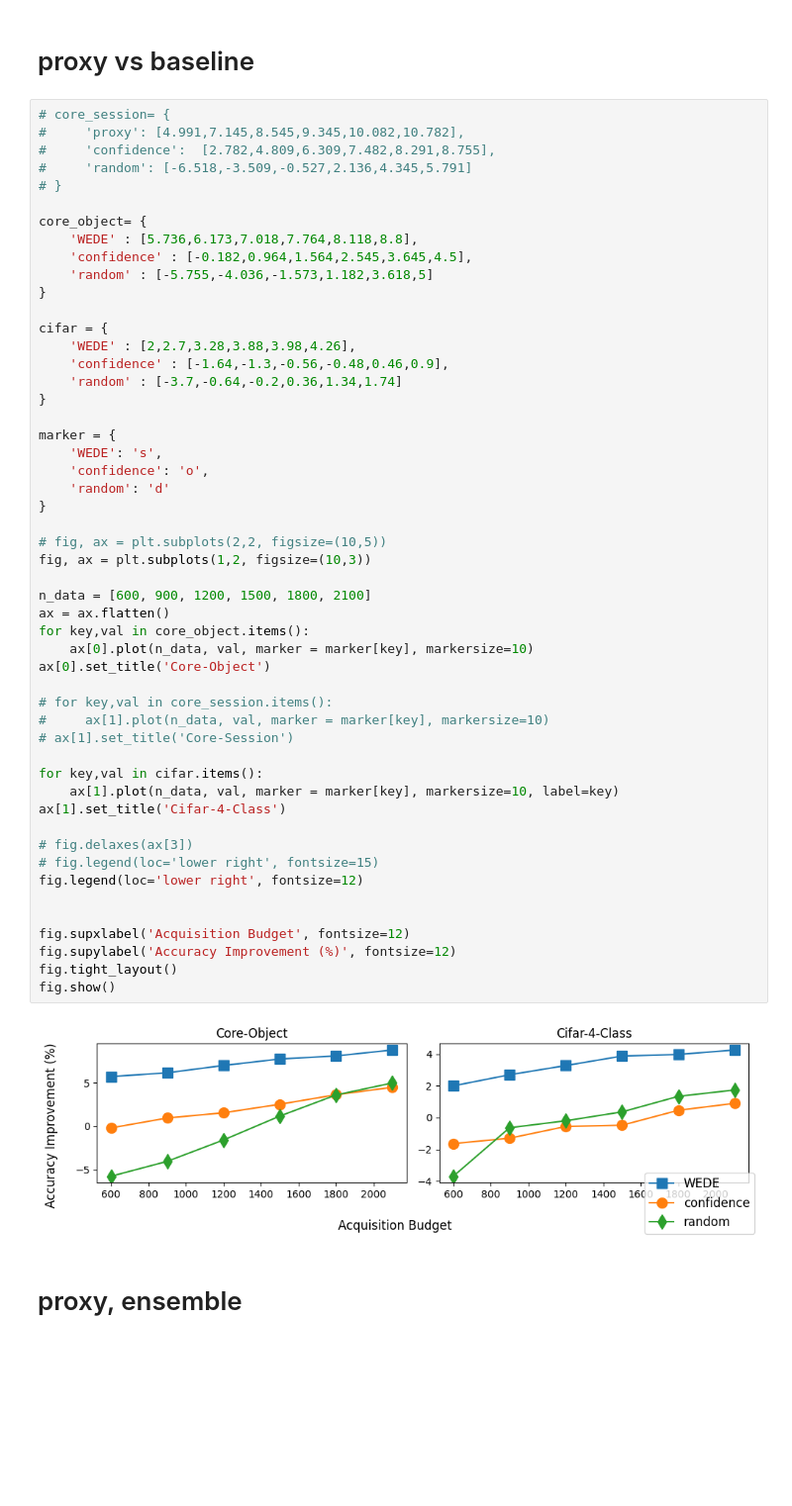
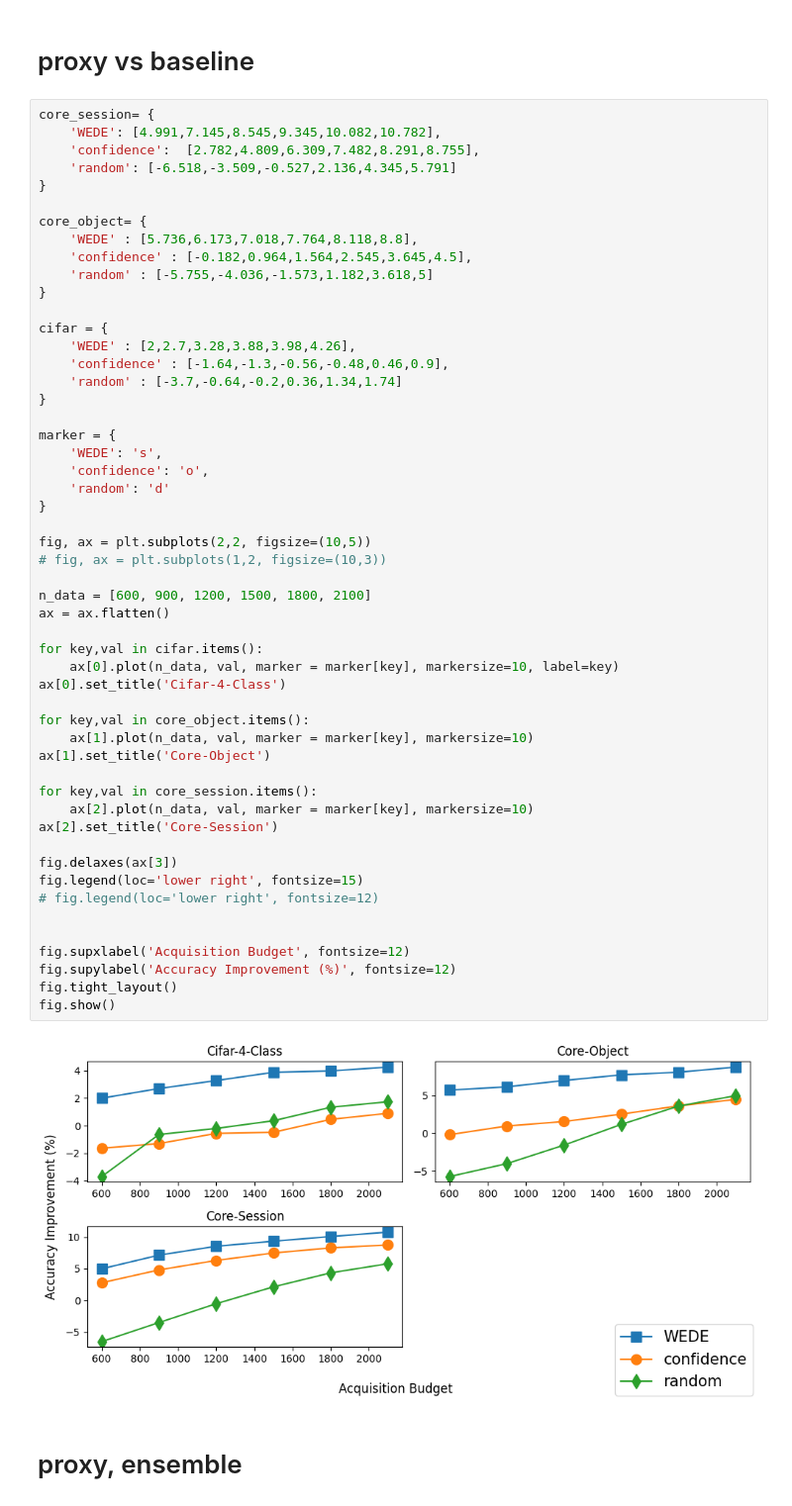
Before and after one commit to t07902301/data-acquisition, a Jupyter notebook: visualization/draw.ipynb, the cells around one changed output. Shown at 99% size. Saved outputs shown, nothing was run; the diff lists cells and outputs as text; blank space fills up the shorter version.

```diff
--- a/visualization/draw.ipynb
+++ b/visualization/draw.ipynb
@@ -3,58 +3,59 @@ import matplotlib.pyplot as plt
 # %% [markdown]
 # proxy vs baseline
 # %%
-# core_session= {
-#     'proxy': [4.991,7.145,8.545,9.345,10.082,10.782],
-#     'confidence':  [2.782,4.809,6.309,7.482,8.291,8.755],
-#     'random': [-6.518,-3.509,-0.527,2.136,4.345,5.791]
-# }
+core_session= {
+    'WEDE': [4.991,7.145,8.545,9.345,10.082,10.782],
+    'confidence':  [2.782,4.809,6.309,7.482,8.291,8.755],
+    'random': [-6.518,-3.509,-0.527,2.136,4.345,5.791]
+}
 
 core_object= {
     'WEDE' : [5.736,6.173,7.018,7.764,8.118,8.8],
     'confidence' : [-0.182,0.964,1.564,2.545,3.645,4.5],
     'random' : [-5.755,-4.036,-1.573,1.182,3.618,5]
 }
 
 cifar = {
     'WEDE' : [2,2.7,3.28,3.88,3.98,4.26],
     'confidence' : [-1.64,-1.3,-0.56,-0.48,0.46,0.9],
     'random' : [-3.7,-0.64,-0.2,0.36,1.34,1.74]
 }
 
 marker = {
     'WEDE': 's',
     'confidence': 'o',
     'random': 'd'
 }
 
-# fig, ax = plt.subplots(2,2, figsize=(10,5))
-fig, ax = plt.subplots(1,2, figsize=(10,3))
+fig, ax = plt.subplots(2,2, figsize=(10,5))
+# fig, ax = plt.subplots(1,2, figsize=(10,3))
 
 n_data = [600, 900, 1200, 1500, 1800, 2100]
 ax = ax.flatten()
-for key,val in core_object.items():
-    ax[0].plot(n_data, val, marker = marker[key], markersize=10)
-ax[0].set_title('Core-Object')
-
-# for key,val in core_session.items():
-#     ax[1].plot(n_data, val, marker = marker[key], markersize=10)
-# ax[1].set_title('Core-Session')
 
 for key,val in cifar.items():
-    ax[1].plot(n_data, val, marker = marker[key], markersize=10, label=key)
-ax[1].set_title('Cifar-4-Class')
+    ax[0].plot(n_data, val, marker = marker[key], markersize=10, label=key)
+ax[0].set_title('Cifar-4-Class')
 
-# fig.delaxes(ax[3])
-# fig.legend(loc='lower right', fontsize=15)
-fig.legend(loc='lower right', fontsize=12)
+for key,val in core_object.items():
+    ax[1].plot(n_data, val, marker = marker[key], markersize=10)
+ax[1].set_title('Core-Object')
+
+for key,val in core_session.items():
+    ax[2].plot(n_data, val, marker = marker[key], markersize=10)
+ax[2].set_title('Core-Session')
+
+fig.delaxes(ax[3])
+fig.legend(loc='lower right', fontsize=15)
+# fig.legend(loc='lower right', fontsize=12)
 
 
 fig.supxlabel('Acquisition Budget', fontsize=12)
 fig.supylabel('Accuracy Improvement (%)', fontsize=12)
 fig.tight_layout()
 fig.show()
 # %% [output]
-[figure, old version]
+[figure, new version]
 # %% [markdown]
 # proxy, ensemble
 # %%
```
Also changed, not shown: parts of 15 cells of this notebook.
